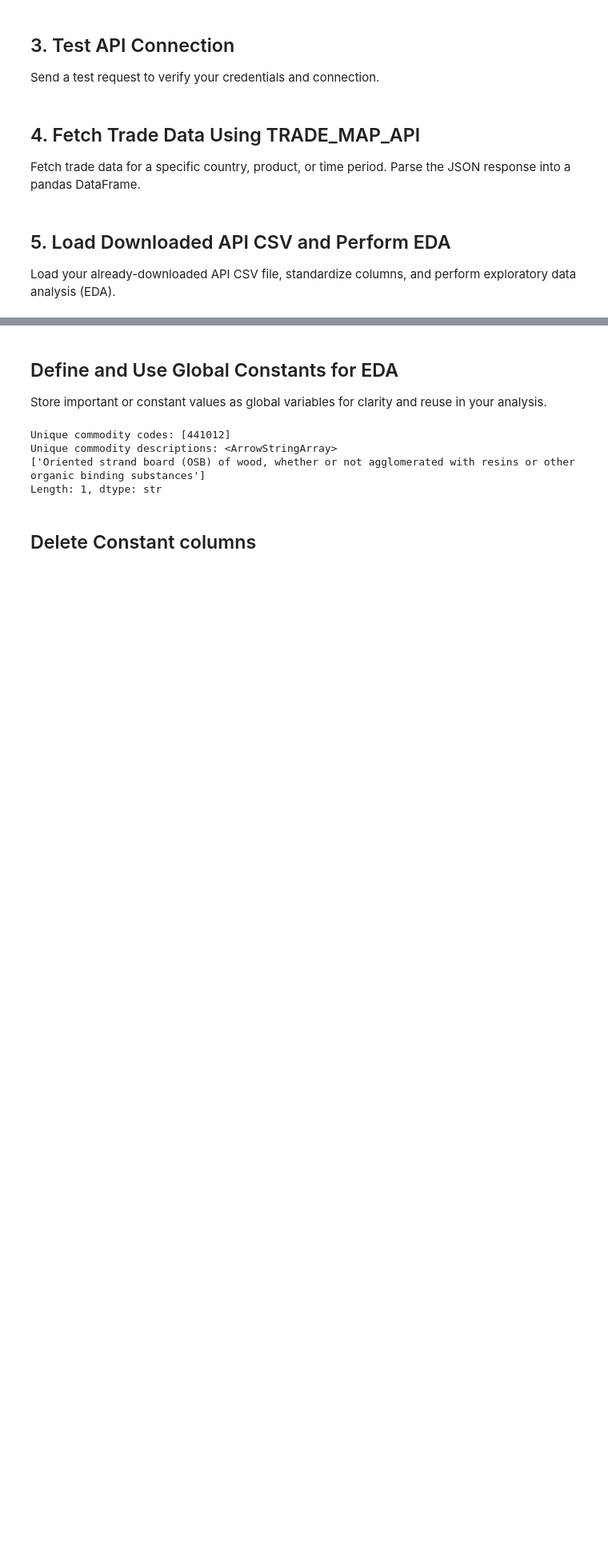
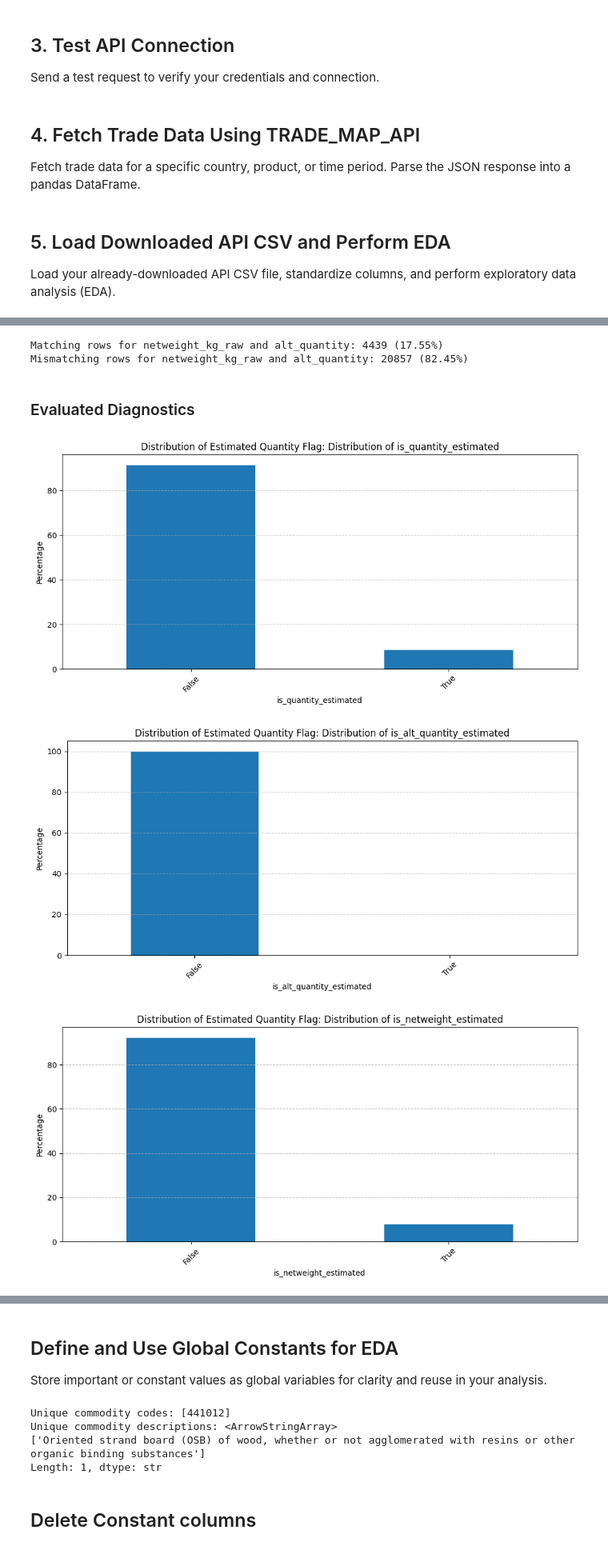
Before and after one commit to TI-ForestProductsMarkets/vacoda, a Jupyter notebook: notebooks/07_api_trade_data_exploration.ipynb, the cells around one changed output, grey strips where cells are left out. Shown at 80% size. Saved outputs shown, nothing was run; the diff lists cells and outputs as text; code cells hidden in the pictures; blank space fills up the shorter version.

```diff
--- a/notebooks/07_api_trade_data_exploration.ipynb
+++ b/notebooks/07_api_trade_data_exploration.ipynb
@@ -4,0 +14,6 @@ This notebook demonstrates how to use the `TRADE_MAP_API` mapping to fetch, proc
+# %%
+
+with open(path, "rb") as f:
+    head = f.read(100)
+
+print(head)
@@ -91,0 +416,16 @@ Standardized columns: ['type_code', 'freq_code', 'ref_period_id', 'year', 'month
+# %%
+check_weight_quantity_match(df, feature_names=['netweight_kg_raw', 'alt_quantity'],
+                            unit_feature='quantity_unit_abbr', unit='kg')
+# %% [output]
+Matching rows for netweight_kg_raw and alt_quantity: 4439 (17.55%)
+Mismatching rows for netweight_kg_raw and alt_quantity: 20857 (82.45%)
+# %% [markdown]
+### Evaluated Diagnostics
+# %%
+from vacoda.visualization.distributions import plot_bar_distributions
+Wright_flag_columns = ['is_quantity_estimated', 'is_alt_quantity_estimated', 'is_netweight_estimated', 'is_grossweight_estimated']
+plot_bar_distributions(df, features_list=Wright_flag_columns, show_percent=True,  title='Distribution of Estimated Quantity Flag')
+# %% [output]
+[figure, added]
+[figure, added]
+[figure, added]
```
Also changed, not shown: parts of 72 cells of this notebook, 17 other files.
